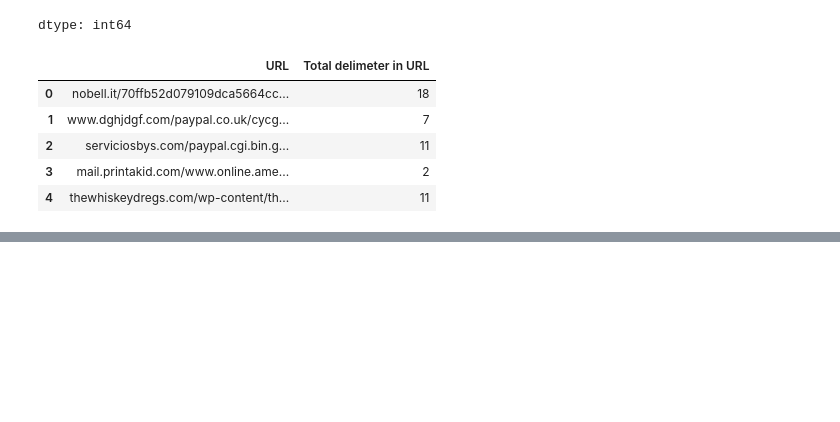
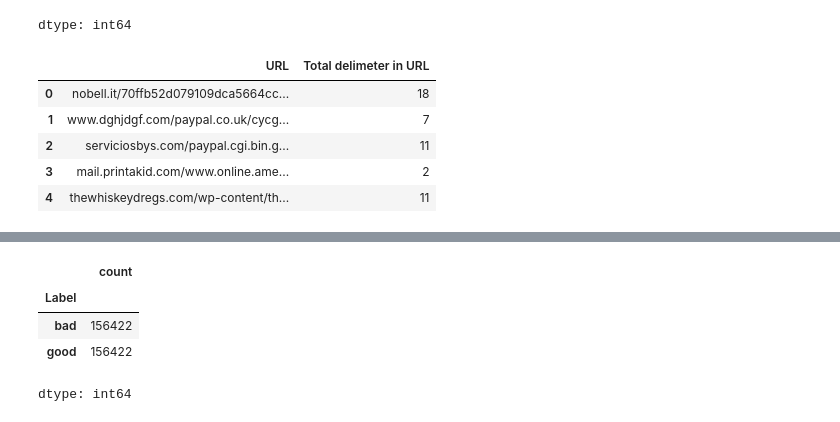
Before and after one commit to BaoNguyen151654/Phising-URL-detection-model, a Jupyter notebook: phising_link_detection_model.ipynb, the cells around one changed output, grey strips where cells are left out. Drawn from its saved outputs; the diff is of its cells as text; code cells hidden in the pictures; blank space fills up the shorter version.

```diff
--- a/phising_link_detection_model.ipynb
+++ b/phising_link_detection_model.ipynb
@@ -175,3 +183,15 @@ df.head()
+# %%
+df_good = df[df['Label'] == 'good'].sample(n=156422, random_state=42)
+df_bad = df[df['Label'] == 'bad'].sample(n=156422, random_state=42)
+df = pd.concat([df_good, df_bad])
+df = df.sample(frac=1, random_state=42).reset_index(drop=True)
+df['Label'].value_counts()
+# %% [output]
+|  | count |
+| Label |  |
+| bad | 156422 |
+| good | 156422 |
+dtype: int64
 # %%
 bad_samples = df[df['Label'] == 'bad']
 good_samples = df[df['Label'] == 'good']
```
Also changed, not shown: parts of 12 cells of this notebook.
